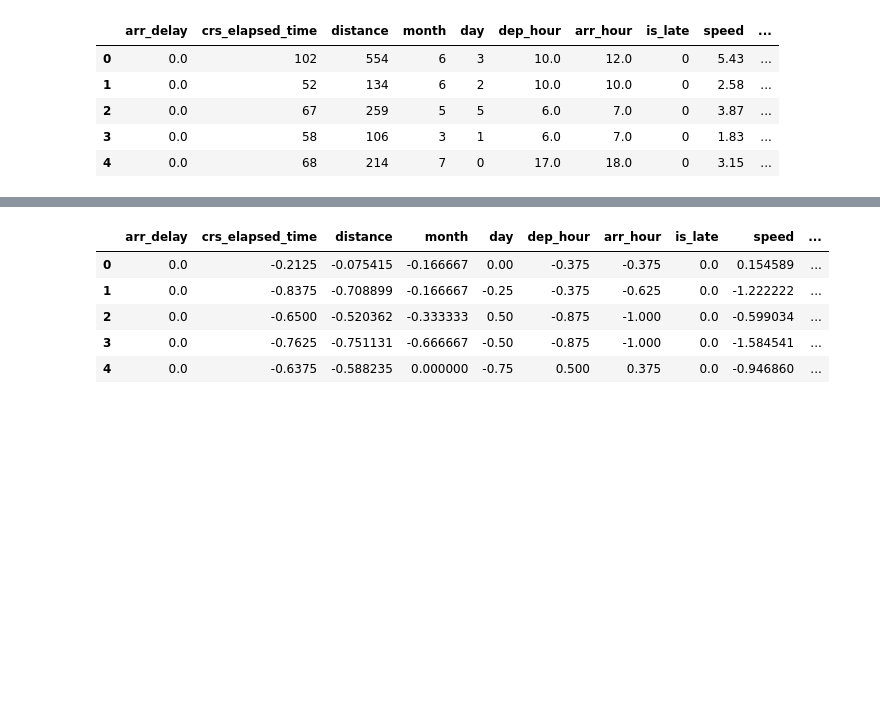
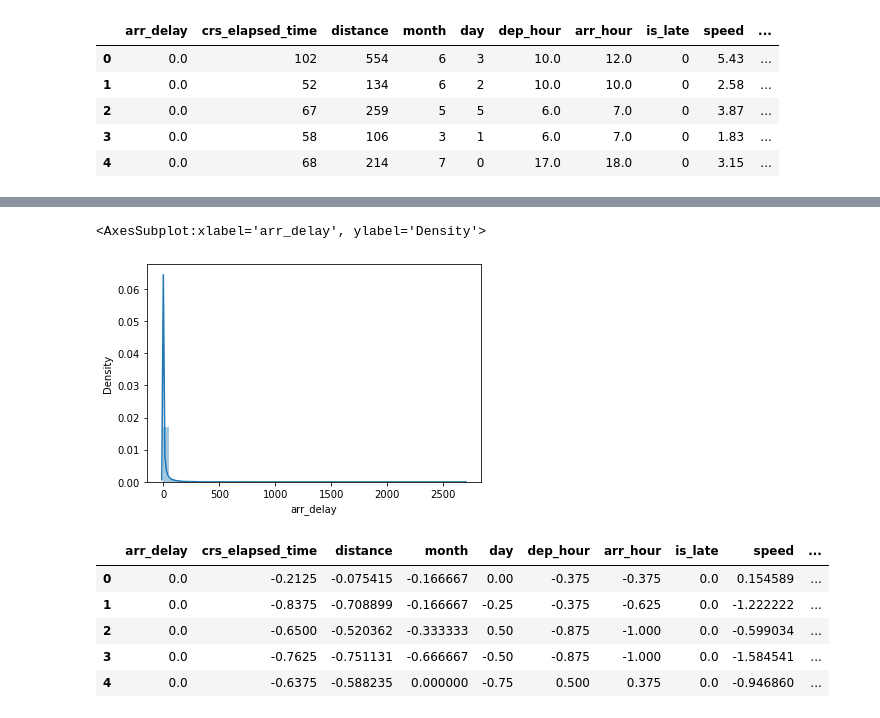
Before and after one commit to The-Powder-of-Data/Flight_Predictions, a Jupyter notebook: scrap_files/Joe/modeling.ipynb, the cells around one changed output, grey strips where cells are left out. Drawn from its saved outputs; the diff is of its cells as text; code cells hidden in the pictures; blank space fills up the shorter version.

```diff
--- a/scrap_files/Joe/modeling.ipynb
+++ b/scrap_files/Joe/modeling.ipynb
@@ -276,6 +276,11 @@ df.describe()
 | 50% | 0.000000 | 119.000000 | 604.000000 | 7.000000 | 3.000000 | 13.000000 | 15.000000 | 0.000000 | 5.110000 | ... |
 | 75% | 8.000000 | 167.000000 | 1005.000000 | 10.000000 | 5.000000 | 17.000000 | 19.000000 | 1.000000 | 6.070000 | ... |
 | max | 2692.000000 | 1512.000000 | 5095.000000 | 12.000000 | 6.000000 | 24.000000 | 24.000000 | 1.000000 | 9.990000 | ... |
+# %%
+sns.distplot(df['arr_delay'])
+# %% [output]
+<AxesSubplot:xlabel='arr_delay', ylabel='Density'>
+[figure, added]
 # %%
 scaler = RobustScaler()
 df_scaled = scaler.fit_transform(df)
```
Also changed, not shown: parts of 30 cells of this notebook, 2 other files.
